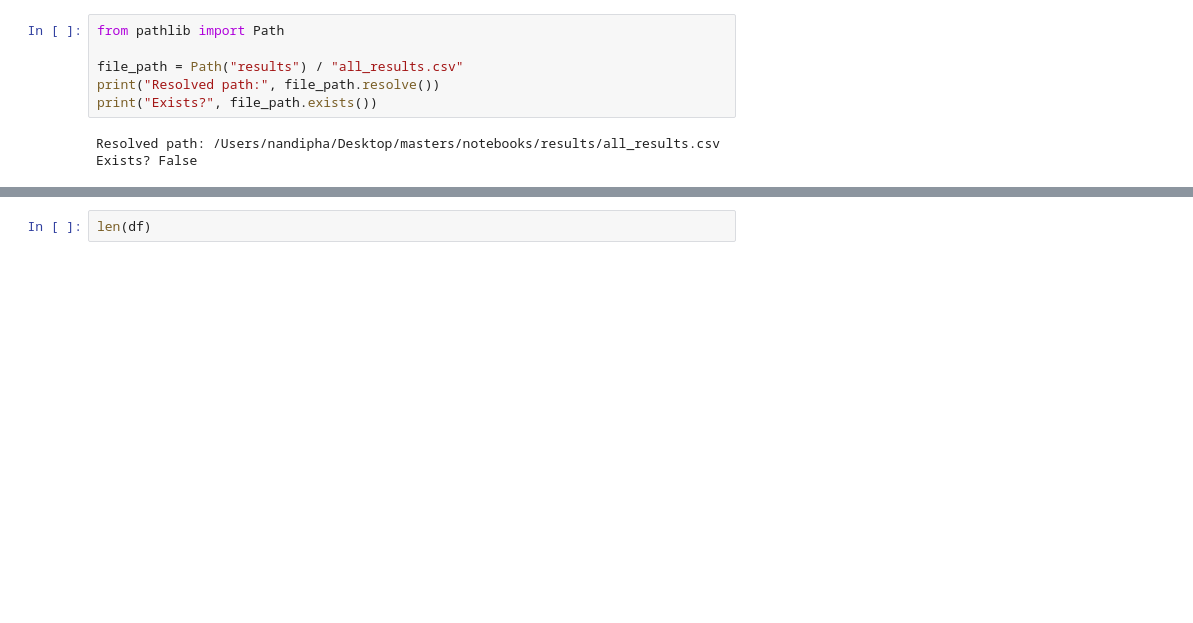
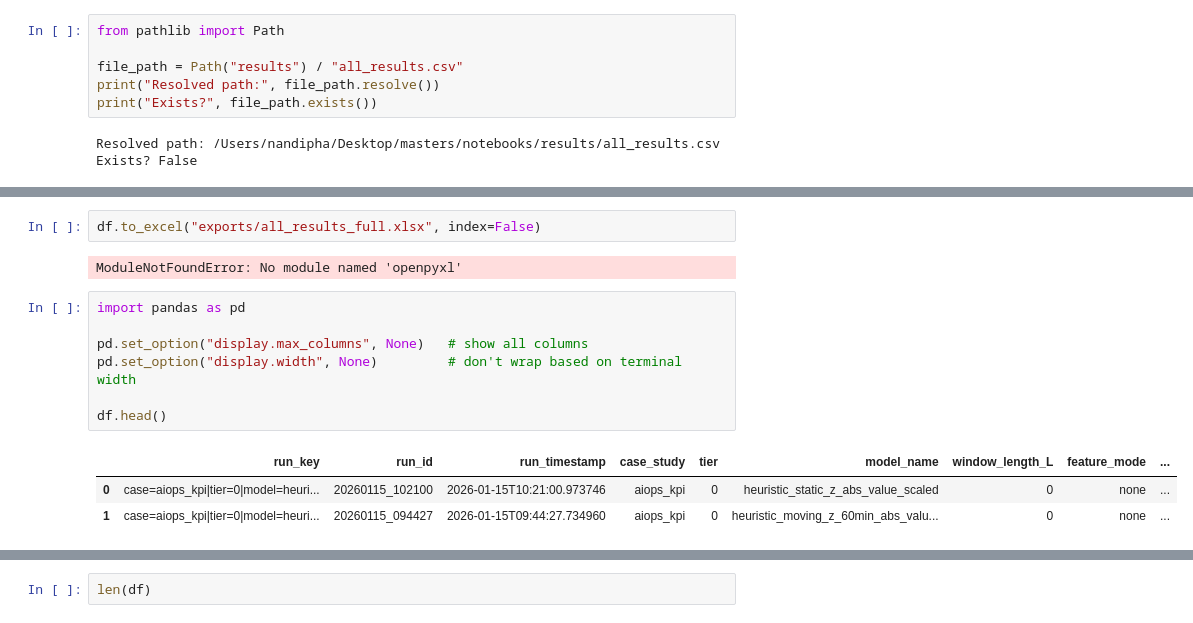
Before and after one commit to Nandipha996/Anomaly-Detection-Research, a Jupyter notebook: notebooks/SEE.ipynb, the cells around one changed output, grey strips where cells are left out. Drawn from its saved outputs; the diff is of its cells as text; blank space fills up the shorter version.

Commit message:
Update Case D baseline notebook

```diff
--- a/notebooks/SEE.ipynb
+++ b/notebooks/SEE.ipynb
@@ -40 +41,16 @@ Exists?: True
+# %%
+df.to_excel("exports/all_results_full.xlsx", index=False)
+# %% [output]
+ModuleNotFoundError: No module named 'openpyxl'
+# %%
+import pandas as pd
+
+pd.set_option("display.max_columns", None)   # show all columns
+pd.set_option("display.width", None)         # don't wrap based on terminal width
+
+df.head()
+# %% [output]
+|  | run_key | run_id | run_timestamp | case_study | tier | model_name | window_length_L | feature_mode | ... |
+| 0 | case=aiops_kpi|tier=0|model=heuri... | 20260115_102100 | 2026-01-15T10:21:00.973746 | aiops_kpi | 0 | heuristic_static_z_abs_value_scaled | 0 | none | ... |
+| 1 | case=aiops_kpi|tier=0|model=heuri... | 20260115_094427 | 2026-01-15T09:44:27.734960 | aiops_kpi | 0 | heuristic_moving_z_60min_abs_valu... | 0 | none | ... |
 # %%
```
Also changed, not shown: parts of 2 cells of this notebook, 1 other file.
